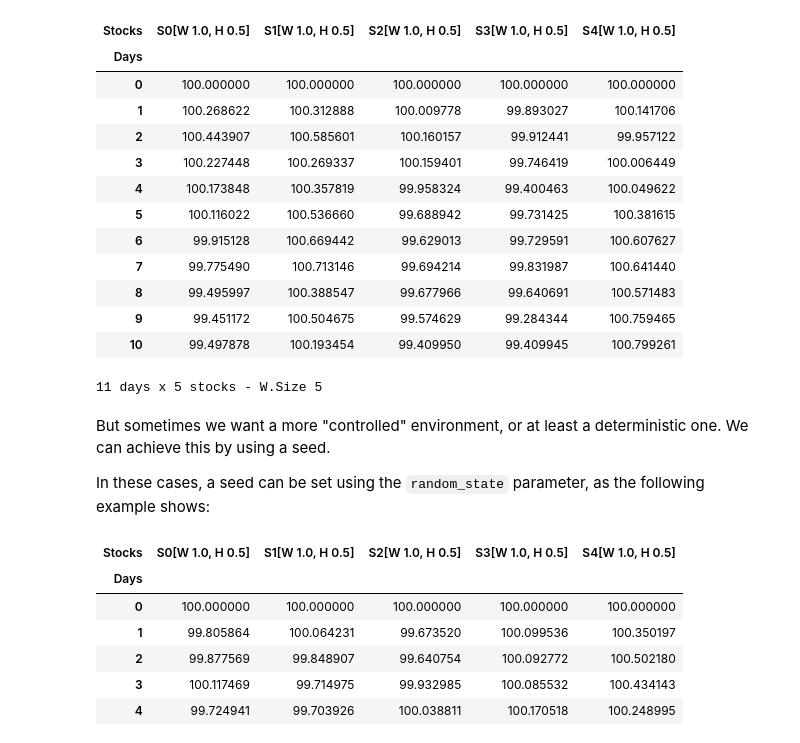
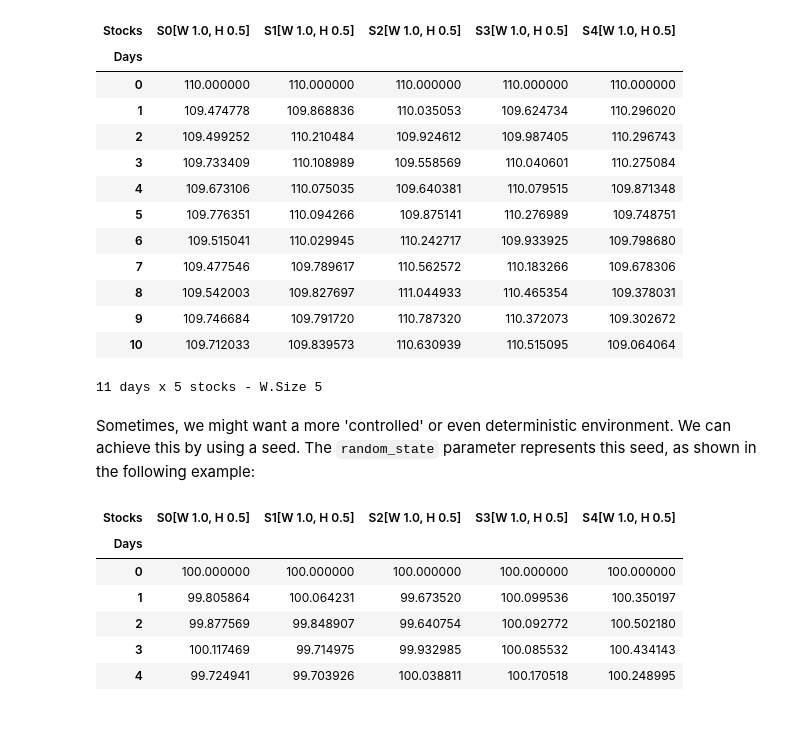
Before and after one commit to quatrope/garpar, a Jupyter notebook: docs/source/tutorials/market_simulation.ipynb, the cells around one changed output. Cells and saved outputs as stored; diff of their text form; code cells hidden in the pictures.

```diff
--- a/docs/source/tutorials/market_simulation.ipynb
+++ b/docs/source/tutorials/market_simulation.ipynb
@@ -34,25 +38,22 @@ Suppose we want to simulate just 5 stocks and 10 days, that can be archieved by
 # %%
-make_risso_normal(days=10, stocks=5)
+make_risso_normal(days=10, stocks=5, price=110)
 # %% [output]
 | Stocks | S0[W 1.0, H 0.5] | S1[W 1.0, H 0.5] | S2[W 1.0, H 0.5] | S3[W 1.0, H 0.5] | S4[W 1.0, H 0.5] |
 | Days |  |  |  |  |  |
-| 0 | 100.000000 | 100.000000 | 100.000000 | 100.000000 | 100.000000 |
-| 1 | 100.268622 | 100.312888 | 100.009778 | 99.893027 | 100.141706 |
-| 2 | 100.443907 | 100.585601 | 100.160157 | 99.912441 | 99.957122 |
-| 3 | 100.227448 | 100.269337 | 100.159401 | 99.746419 | 100.006449 |
-| 4 | 100.173848 | 100.357819 | 99.958324 | 99.400463 | 100.049622 |
-| 5 | 100.116022 | 100.536660 | 99.688942 | 99.731425 | 100.381615 |
-| 6 | 99.915128 | 100.669442 | 99.629013 | 99.729591 | 100.607627 |
-| 7 | 99.775490 | 100.713146 | 99.694214 | 99.831987 | 100.641440 |
-| 8 | 99.495997 | 100.388547 | 99.677966 | 99.640691 | 100.571483 |
-| 9 | 99.451172 | 100.504675 | 99.574629 | 99.284344 | 100.759465 |
-| 10 | 99.497878 | 100.193454 | 99.409950 | 99.409945 | 100.799261 |
+| 0 | 110.000000 | 110.000000 | 110.000000 | 110.000000 | 110.000000 |
+| 1 | 109.474778 | 109.868836 | 110.035053 | 109.624734 | 110.296020 |
+| 2 | 109.499252 | 110.210484 | 109.924612 | 109.987405 | 110.296743 |
+| 3 | 109.733409 | 110.108989 | 109.558569 | 110.040601 | 110.275084 |
+| 4 | 109.673106 | 110.075035 | 109.640381 | 110.079515 | 109.871348 |
+| 5 | 109.776351 | 110.094266 | 109.875141 | 110.276989 | 109.748751 |
+| 6 | 109.515041 | 110.029945 | 110.242717 | 109.933925 | 109.798680 |
+| 7 | 109.477546 | 109.789617 | 110.562572 | 110.183266 | 109.678306 |
+| 8 | 109.542003 | 109.827697 | 111.044933 | 110.465354 | 109.378031 |
+| 9 | 109.746684 | 109.791720 | 110.787320 | 110.372073 | 109.302672 |
+| 10 | 109.712033 | 109.839573 | 110.630939 | 110.515095 | 109.064064 |
 11 days x 5 stocks - W.Size 5
-# %% [markdown]
-But sometimes we want a more "controlled" environment, or at least a deterministic one. We can achieve this by using a seed.
-
-In these cases, a seed can be set using the `random_state` parameter, as the following example shows:
-<!-- But sometimes we want to analyze a particular value of a stock set, maybe to see how the prices change every time for example. Then we define a seed, for example: -->
+# %% [markdown]
+Sometimes, we might want a more 'controlled' or even deterministic environment. We can achieve this by using a seed. The `random_state` parameter represents this seed, as shown in the following example:
 # %%
 make_risso_normal(days=10, stocks=5, random_state=42)
 # %% [output]
```
Also changed, not shown: parts of 25 cells of this notebook, 6 other files.
